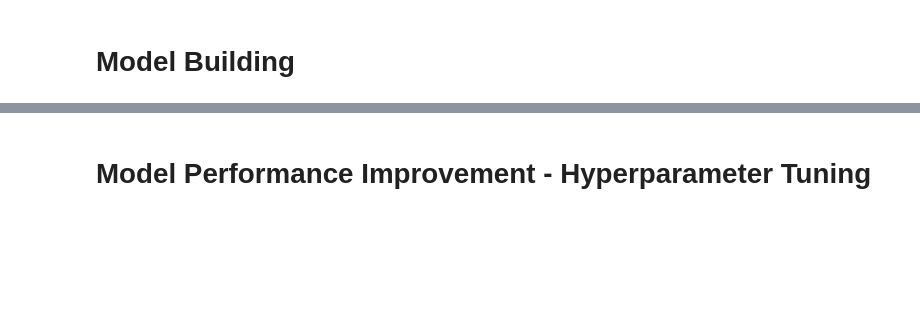
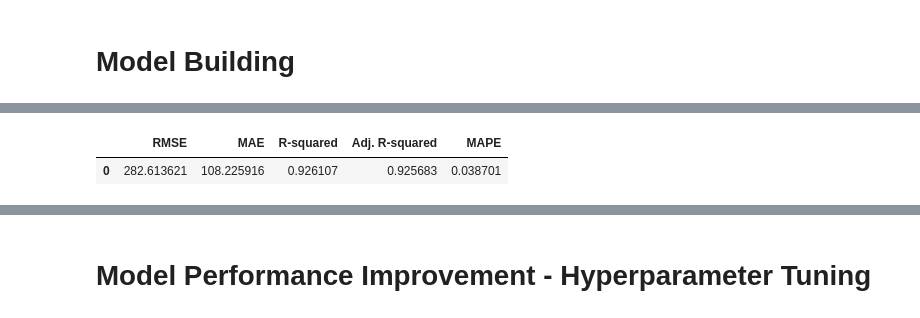
Before and after one commit to gs24/AIML, a Jupyter notebook: model_deployment/Full_Code_SuperKart_Model_Deployment_Project_Notebook.ipynb, the cells around one changed output, grey strips where cells are left out. Cells and saved outputs as stored; diff of their text form; code cells hidden in the pictures; blank space fills up the shorter version.

```diff
--- a/model_deployment/Full_Code_SuperKart_Model_Deployment_Project_Notebook.ipynb
+++ b/model_deployment/Full_Code_SuperKart_Model_Deployment_Project_Notebook.ipynb
@@ -238,0 +506,5 @@ There are no missing values in the dataset.
+# %%
+#Splitting the data into training, testing and validation sets
+
+X_temp, X_test, y_temp, y_test = train_test_split(X, y, test_size=TESTING_SIZE, random_state=RANDOM_SEED)
+X_train, X_val, y_train, y_val = train_test_split(X_temp, y_temp, test_size=VALIDATION_SIZE, random_state=RANDOM_SEED)
@@ -291,0 +549,22 @@ The ML models to be built can be any two out of the following:
+# %%
+#Going to use the numeric
+
+#Defining the preprocessing steps for numerical and categorical features
+# Numerical transformer for imputing missing values with median
+numerical_transformer = Pipeline(steps=[
+    ('imputer', SimpleImputer(strategy='median'))
+])
+
+# Categorical transformer for imputing missing values with most frequent and one-hot encoding
+categorical_transformer = Pipeline(steps=[
+    ('imputer', SimpleImputer(strategy='most_frequent')),
+    ('onehot', OneHotEncoder(handle_unknown='ignore'))
+])
+
+
+# Combining both transformers into a ColumnTransformer
+preprocessor = ColumnTransformer(
+    transformers=[
+        ('numeric', numerical_transformer, numerical_features),
+        ('categorical', categorical_transformer, categorical_features)
+    ])
@@ -291,0 +624,6 @@ The ML models to be built can be any two out of the following:
+# %%
+random_forest_model = Pipeline(steps=[
+    ('preprocessor', preprocessor),
+    ('regressor', RandomForestRegressor(n_estimators=95,random_state=RANDOM_SEED))
+])
+random_forest_model.fit(X_train, y_train)
@@ -291,0 +651,7 @@ The ML models to be built can be any two out of the following:
+# %%
+rf_model_performance= model_performance_regression(random_forest_model, X_val, y_val)
+# %%
+rf_model_performance
+# %% [output]
+|  | RMSE | MAE | R-squared | Adj. R-squared | MAPE |
+| 0 | 282.613621 | 108.225916 | 0.926107 | 0.925683 | 0.038701 |
```
Also changed, not shown: parts of 95 cells of this notebook, 10 other files.
